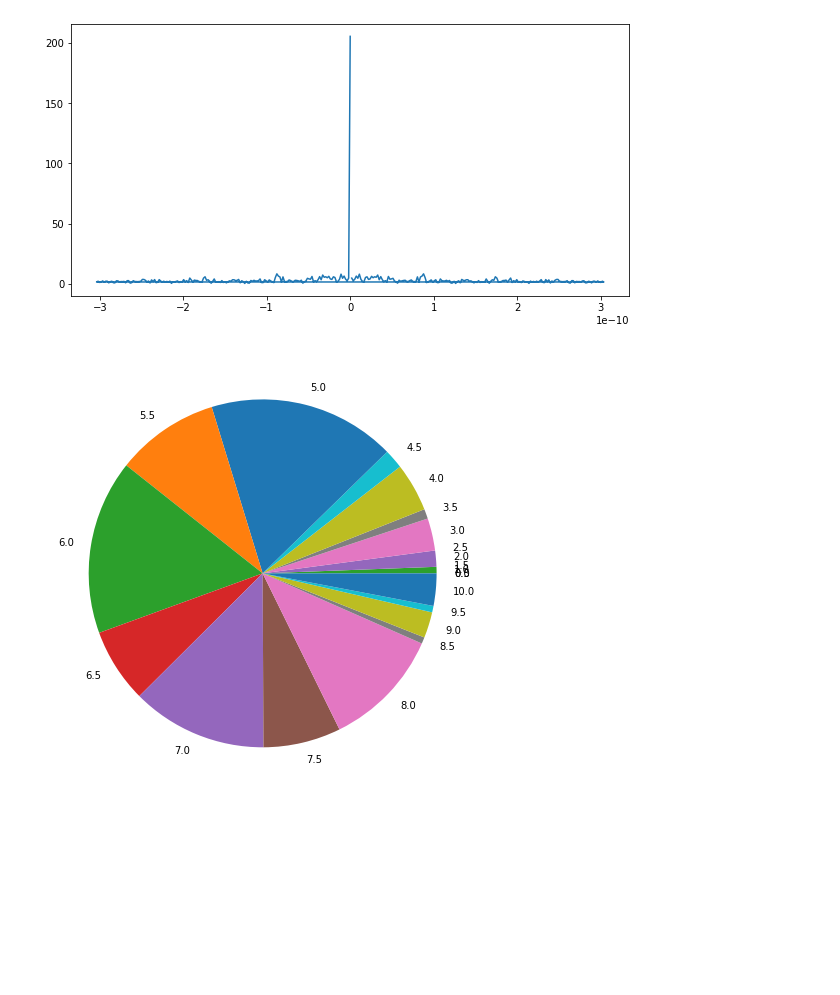
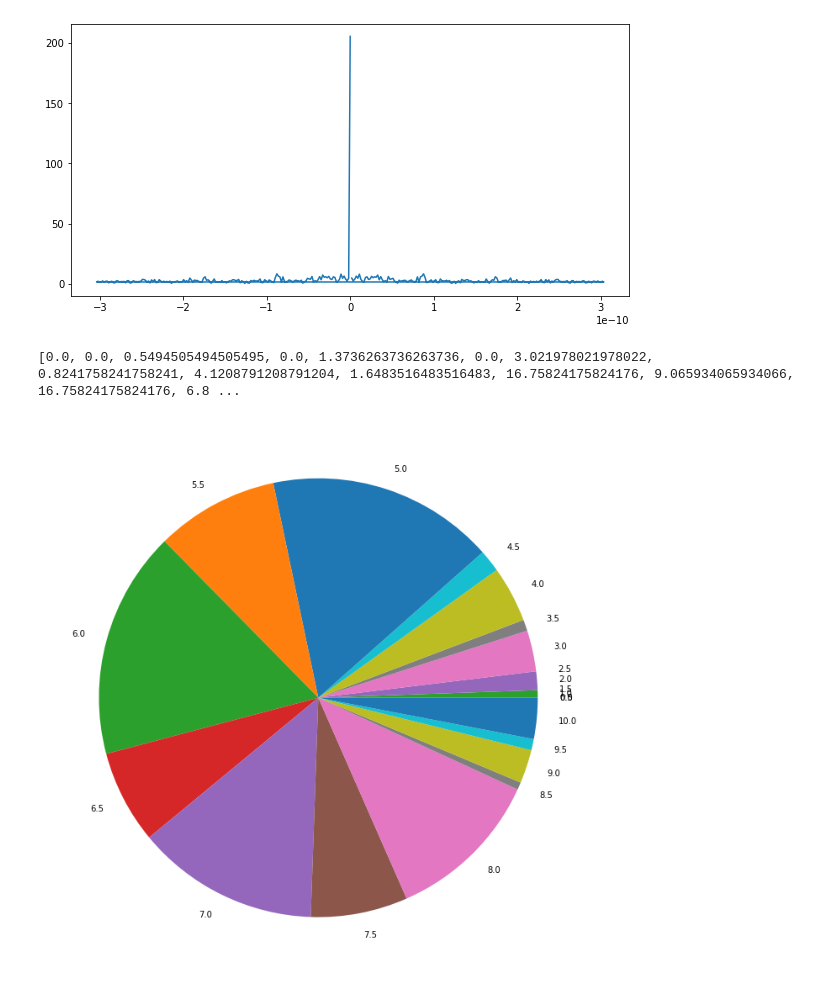
Before and after one commit to seanlabean/PythonProjects, a Jupyter notebook: NoteCloud/notecloud-dev.ipynb, the cells around one changed output. Saved outputs shown, nothing was run; the diff lists cells and outputs as text; code cells hidden in the pictures; blank space fills up the shorter version.

```diff
--- a/NoteCloud/notecloud-dev.ipynb
+++ b/NoteCloud/notecloud-dev.ipynb
@@ -4,6 +5,6 @@ import matplotlib.pyplot as plt
 # %%
 
-f = open('./2022daily.txt', 'r')
+f = open('./2022daily2.txt', 'r')
 l = f.readlines()
 ratings = []
 for w in l:
@@ -30,6 +31,8 @@ print(score_counter)
 
 plt.figure(figsize=(8,6))
 plt.hist(ratings)
+plt.xlabel('rating')
+plt.ylabel('# of occurences')
 plt.show()
 # %% [output]
 [5.0, 6.5, 5.0, 7.0, 5.0, 6.0, 7.0, 7.5, 5.0, 6.0, 5.5, 4.5, 5.5, 6.0, 8.0, 4.0, 3.5, 5.0, 5.0, 6.0, 7.0, 7.5, 4.0, 2.0, 3.0, 6.0, 5.0, 5.0, 4.5, 3.0, 5.0, 5.0, 8.0, 6.5, 5.5, 9.5, 7.5, 5.5, 7.5, 5.0, ...
@@ -121,15 +127,17 @@ plt.show()
 # %% [output]
 [figure]
 # %%
-
+import math as m
 
 scoreFracs = []
 for val in score_counter.values():
     frac = 100*val/sum(score_counter.values())
     scoreFracs.append(frac)
+print(scoreFracs)
 scoreKeys = score_counter.keys()
-plt.figure(figsize=(8,8))
+plt.figure(figsize=(12,12))
 plt.pie(scoreFracs, labels=scoreKeys)
 plt.show()
 # %% [output]
+[0.0, 0.0, 0.5494505494505495, 0.0, 1.3736263736263736, 0.0, 3.021978021978022, 0.8241758241758241, 4.1208791208791204, 1.6483516483516483, 16.75824175824176, 9.065934065934066, 16.75824175824176, 6.8 ...
-[figure, old version]
+[figure, new version]
```
Also changed, not shown: parts of 5 cells of this notebook, 2 other files.
